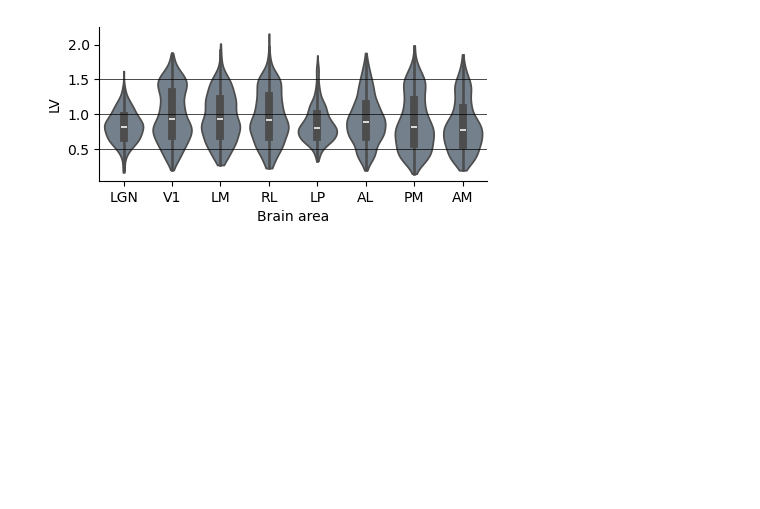
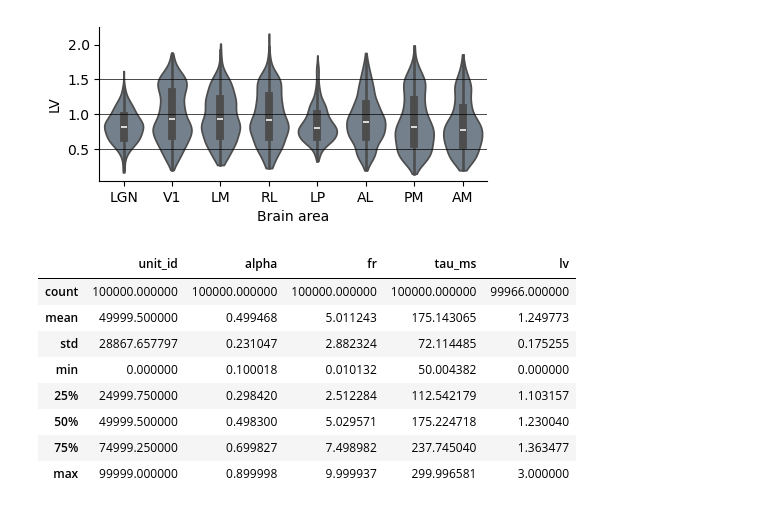
Before and after one commit to iinnpp/isttc, a Jupyter notebook: notebooks/mice/calculate_lv.ipynb, the cells around one changed output. Cells and saved outputs as stored; diff of their text form; code cells hidden in the pictures; blank space fills up the shorter version.

```diff
--- a/notebooks/mice/calculate_lv.ipynb
+++ b/notebooks/mice/calculate_lv.ipynb
@@ -116,3 +77,17 @@ if save_fig:
     plt.savefig(fig_folder + 'lv_per_area.svg' , bbox_inches='tight')
 # %% [output]
 [figure]
+# %%
+results_folder_syn = project_folder_path + 'results\\synthetic\\results\\param_fr_alpha_tau\\'
+lv_syn_df = pd.read_pickle(results_folder_syn + 'lv_df.pkl')
+lv_syn_df.describe()
+# %% [output]
+|  | unit_id | alpha | fr | tau_ms | lv |
+| count | 100000.000000 | 100000.000000 | 100000.000000 | 100000.000000 | 99966.000000 |
+| mean | 49999.500000 | 0.499468 | 5.011243 | 175.143065 | 1.249773 |
+| std | 28867.657797 | 0.231047 | 2.882324 | 72.114485 | 0.175255 |
+| min | 0.000000 | 0.100018 | 0.010132 | 50.004382 | 0.000000 |
+| 25% | 24999.750000 | 0.298420 | 2.512284 | 112.542179 | 1.103157 |
+| 50% | 49999.500000 | 0.498300 | 5.029571 | 175.224718 | 1.230040 |
+| 75% | 74999.250000 | 0.699827 | 7.498982 | 237.745040 | 1.363477 |
+| max | 99999.000000 | 0.899998 | 9.999937 | 299.996581 | 3.000000 |
```
Also changed, not shown: parts of 10 cells of this notebook, 1 other file.
